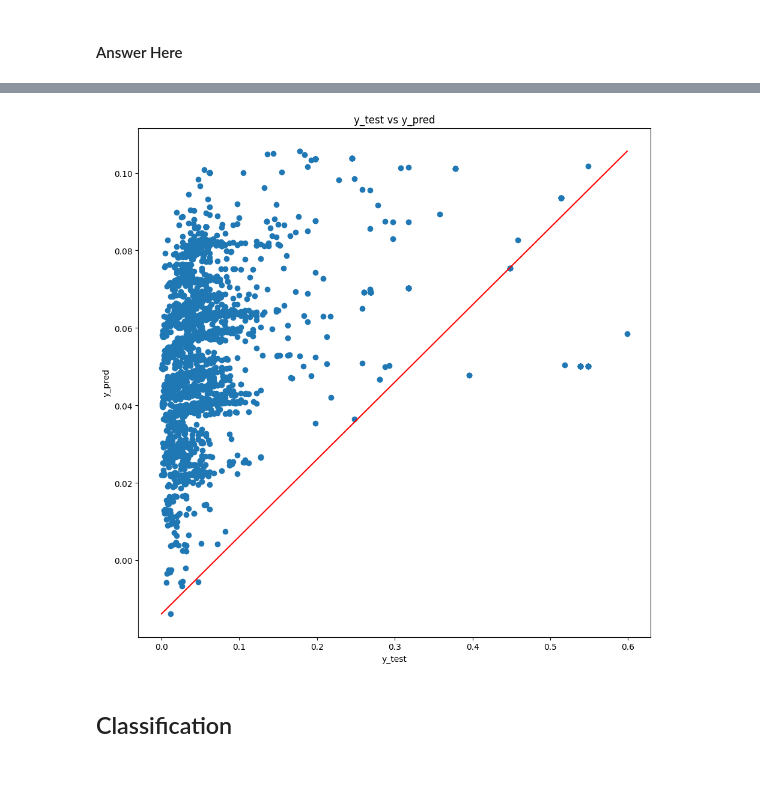
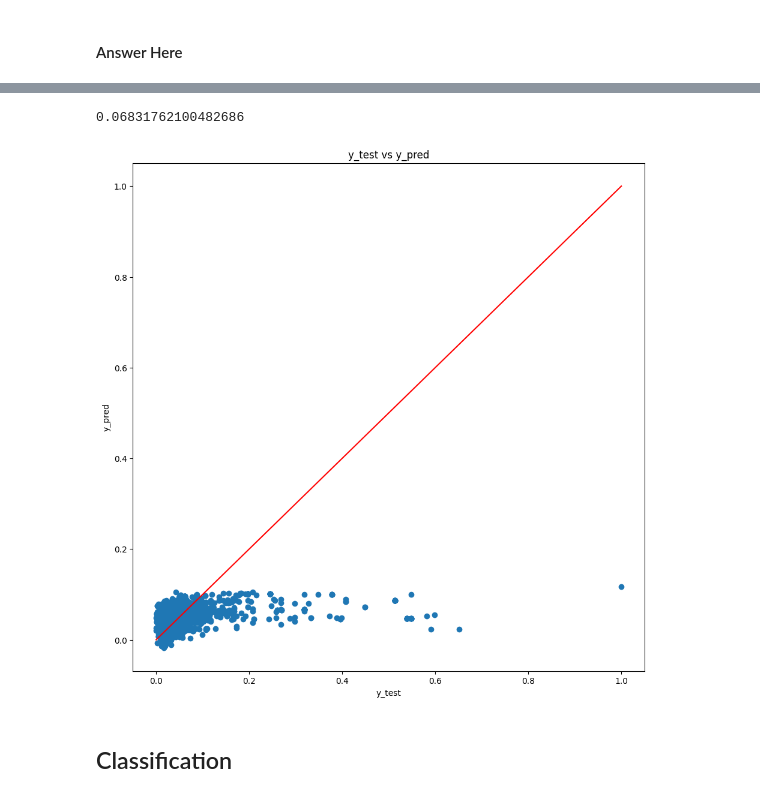
Before and after one commit to arnii2511/Synapse_LP, a Jupyter notebook: Copy_of_Task2.ipynb, the cells around one changed output, grey strips where cells are left out. Cells and saved outputs as stored; diff of their text form; code cells hidden in the pictures.

```diff
--- a/Copy_of_Task2.ipynb
+++ b/Copy_of_Task2.ipynb
@@ -205,8 +227,6 @@ df['brand'] = df['brand+name'].str[0]
 #str[0] will give the first string after the split action
 
 df.drop('brand+name',axis=1,inplace=True)
-df.drop('index',axis=1,inplace=True)
-#dropping the extra column made
 
 df.head()
 # code ends
@@ -242,9 +266,7 @@ df['mileage']=df['mileage'].str.strip()
 #converting to float
 df['mileage']=df['mileage'].astype(float)
 #rounding
-df['mileage']=df['mileage'].round(1)
-#replacing na values with 0.0
-df['mileage']=df['mileage'].fillna(0.0)
+df['mileage']=df['mileage'].round()
 
 df.head()
 # code ends
@@ -286,12 +312,10 @@ Be careful of NaN values in this part of the code, perform df.info() to look how
 # code here
 #fixing the nan value part by replacing it with 0.0 bhp
 df['max_power']=df['max_power'].str.replace('bhp',' ')
-df['max_power']=df['max_power'].str.replace('',' ')
 df['max_power']=df['max_power'].str.replace(r'\s+','',regex=True)     #remove middle spaces in terms of regular expression only
-df['max_power']=df['max_power'].str.strip()
-df['max_power']=df['max_power'].fillna('0.0')
-df['max_power']=pd.to_numeric(df['max_power'])
-df['max_power']=df['max_power'].round(1)
+df['max_power'].fillna(df['max_power'].value_counts().mean(), inplace=True)
+df['max_power'].replace('', np.nan, inplace=True)
+df['max_power'] = df['max_power'].astype(float)
 df.head(15)
 #code ends
 # %% [output]
@@ -368,7 +397,6 @@ df.head()
 from sklearn.preprocessing import MinMaxScaler
 
 # code here
-for j in ['km_driven', 'mileage', 'engine', 'max_power', 'seats', 'age', 'selling_price']:
-  df[j]=MinMaxScaler().fit_transform(df[j].values.reshape(-1,1))
-df.head()
+scaler = MinMaxScaler()
+df[['km_driven', 'mileage', 'engine', 'max_power', 'seats', 'age', 'selling_price']] = scaler.fit_transform(df[['km_driven', 'mileage', 'engine', 'max_power', 'seats', 'age','selling_price']])
 #code ends
@@ -598,14 +661,19 @@ mse
+# %%
+r2 = r2_score(y_test,y_pred)
+r2
+# %% [output]
+0.06831762100482686
 # %%
 # plot a similar scatter plot as above
 plt.figure(figsize=(11,11))
 plt.scatter(y_test,y_pred)
-plt.plot([min(y_test),max(y_test)],[min(y_pred),max(y_pred)],color='red')
+plt.plot([min(y_test),max(y_test)],[min(y_test),max(y_test)],color='red')
 plt.xlabel('y_test')
 plt.ylabel('y_pred')
 plt.title('y_test vs y_pred')
 plt.show()
 # %% [output]
-[figure, old version]
+[figure, new version]
 # %% [markdown]
 ## Classification
 # %% [markdown]
```
Also changed, not shown: parts of 44 cells of this notebook.
